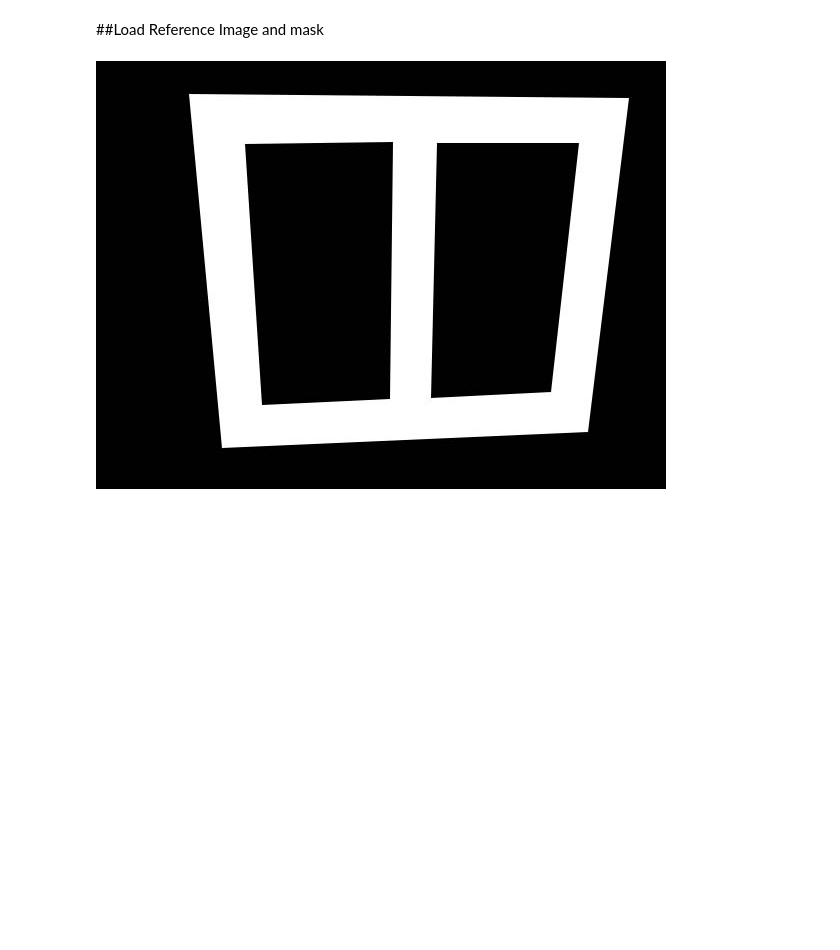
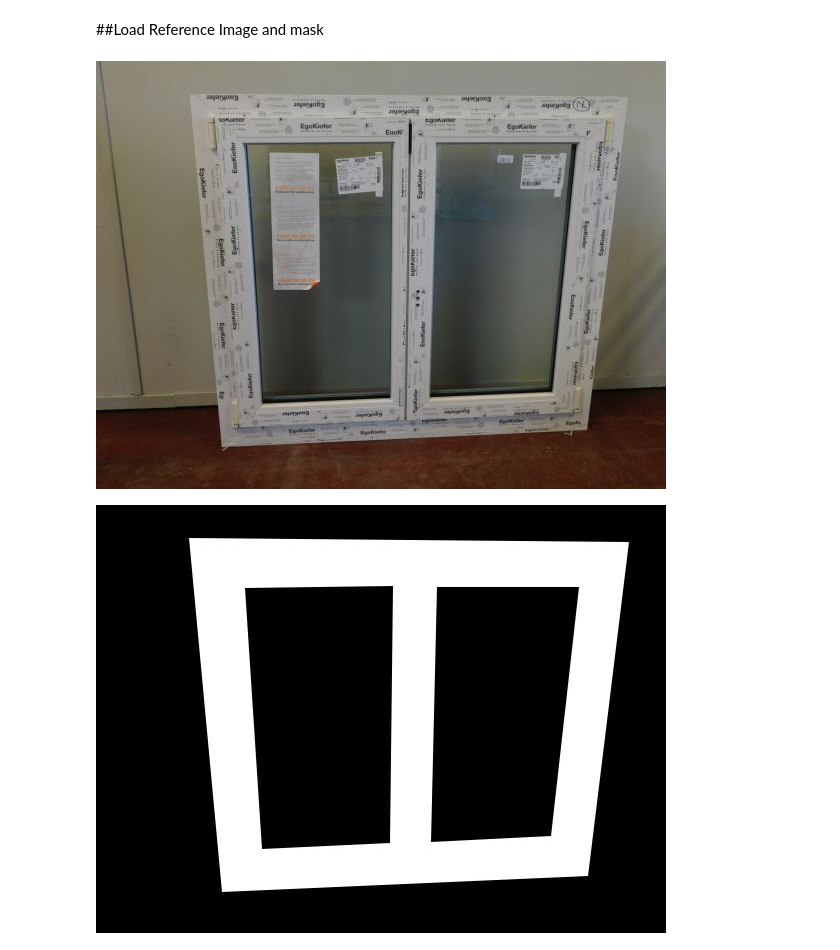
Before and after one commit to JanMeow/ML-cases, a Jupyter notebook: 0817_SAM_Perspective_Adjustment.ipynb, the cells around one changed output. Saved outputs shown, nothing was run; the diff lists cells and outputs as text; code cells hidden in the pictures; blank space fills up the shorter version.

```diff
--- a/0817_SAM_Perspective_Adjustment.ipynb
+++ b/0817_SAM_Perspective_Adjustment.ipynb
@@ -52,6 +52,14 @@ model = SamModel.from_pretrained("facebook/sam-vit-huge")
 # %%
 from pathlib import Path
 train_img = Path('/content/window_mask.jpg')
+original_img = Path('/content/window.jpg')
+# %%
+from PIL import Image
+
+original_img = Image.open(original_img).convert("RGB")
+original_img
+# %% [output]
+[figure, added]
 # %%
 from huggingface_hub import hf_hub_download
 from PIL import Image
```
Also changed, not shown: parts of 6 cells of this notebook.
